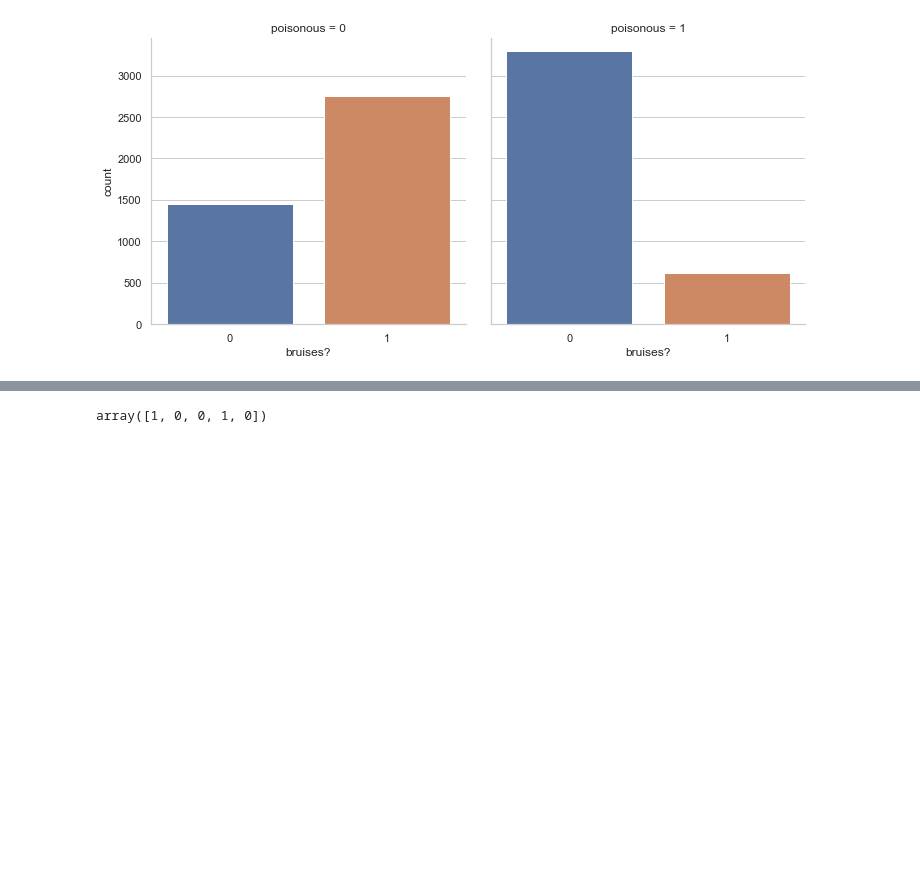
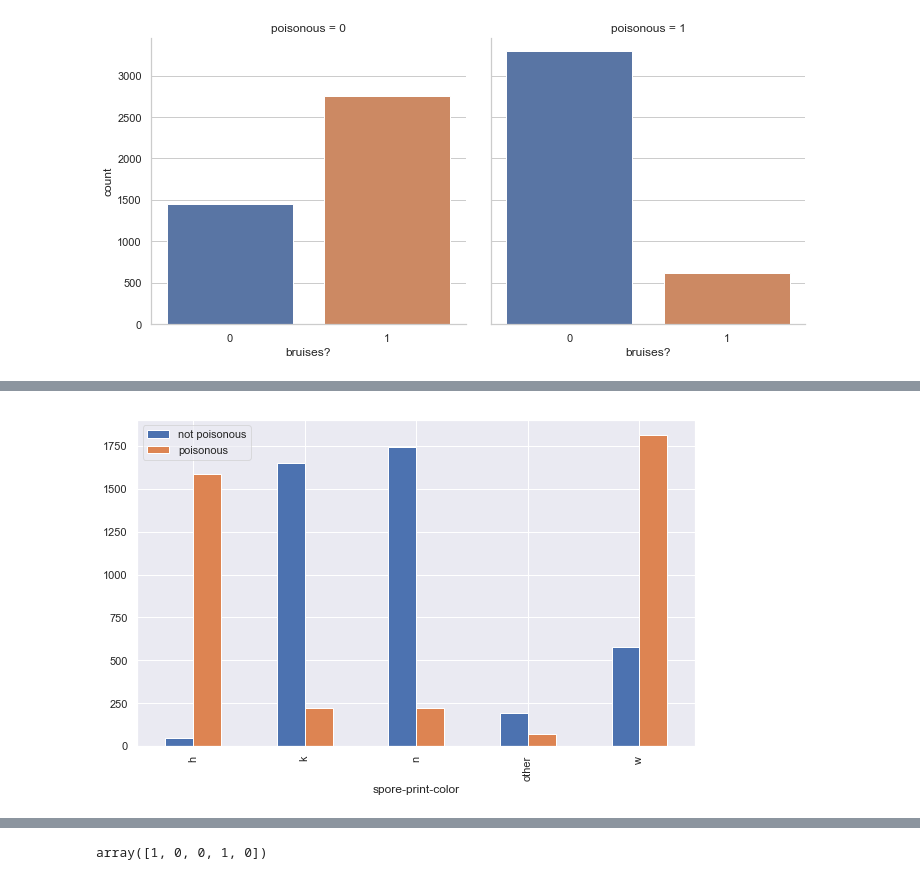
Before and after one commit to jacoblgoodman/DAV-5400, a Jupyter notebook: project4/j_goodman_project4.ipynb, the cells around one changed output, grey strips where cells are left out. Cells and saved outputs as stored; diff of their text form; code cells hidden in the pictures; blank space fills up the shorter version.

```diff
--- a/project4/j_goodman_project4.ipynb
+++ b/project4/j_goodman_project4.ipynb
@@ -171,0 +209,5 @@ pd.crosstab(df_for_pred['spore-print-color'],df_for_pred.poisonous).plot.bar();
+# %%
+ax= pd.crosstab(df_for_pred['spore-print-color'],df_for_pred.poisonous).plot.bar(figsize=(10,6));
+ax.legend(['not poisonous','poisonous'],loc = 0,framealpha = .6);
+# %% [output]
+[figure, added]
```
Also changed, not shown: parts of 40 cells of this notebook.
